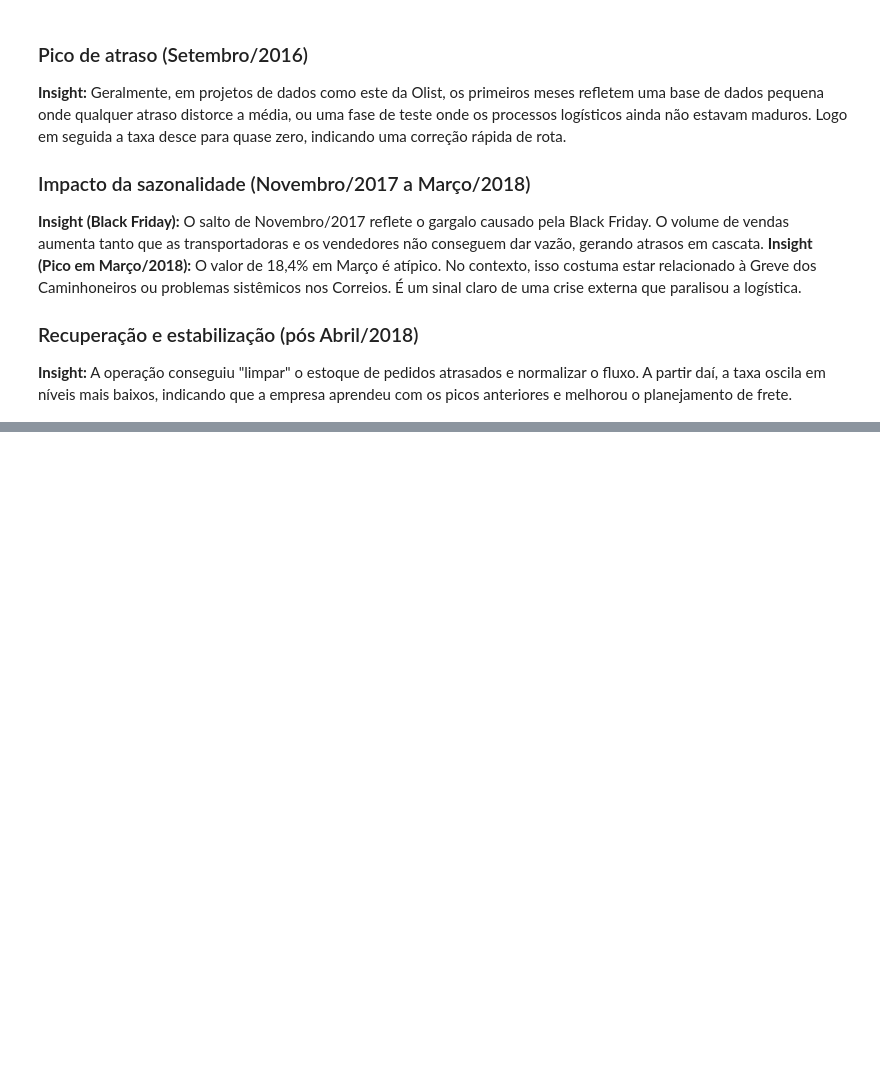
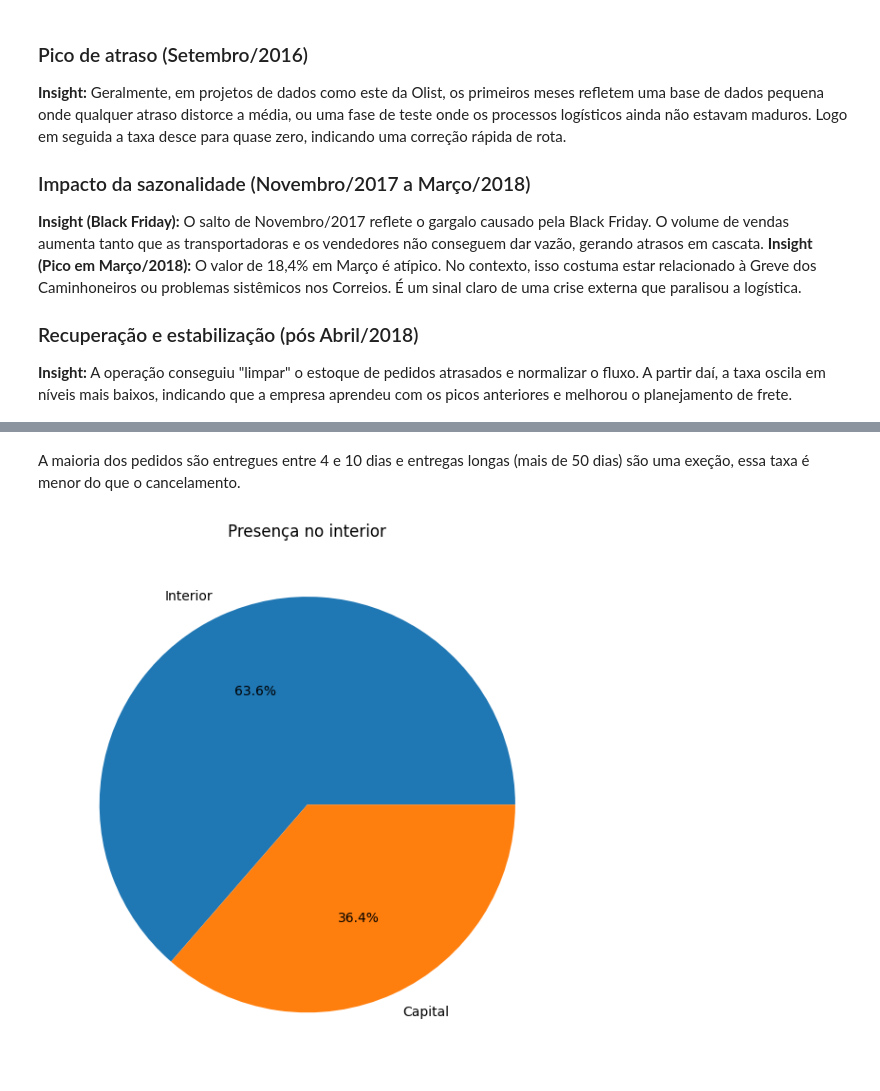
Before and after one commit to MatheusGom/BigDataECommerce, a Jupyter notebook: notebooks/silver_notebook.ipynb, the cells around one changed output, grey strips where cells are left out. Saved outputs shown, nothing was run; the diff lists cells and outputs as text; code cells hidden in the pictures; blank space fills up the shorter version.

```diff
--- a/notebooks/silver_notebook.ipynb
+++ b/notebooks/silver_notebook.ipynb
@@ -369,0 +496,38 @@ plt.show()
+# %% [markdown]
+A maioria dos pedidos são entregues entre 4 e 10 dias e entregas longas (mais de 50 dias) são uma exeção, essa taxa é menor do que o cancelamento.
+# %%
+df_capital = df['olist_geolocation_dataset'].copy()
+
+capitals = {
+    'AC': 'rio branco', 'AL': 'maceio', 'AP': 'macapa', 'AM': 'manaus',
+    'BA': 'salvador', 'CE': 'fortaleza', 'DF': 'brasilia', 'ES': 'vitoria',
+    'GO': 'goiania', 'MA': 'sao luis', 'MT': 'cuiaba', 'MS': 'campo grande',
+    'MG': 'belo horizonte', 'PA': 'belem', 'PB': 'joao pessoa', 'PR': 'curitiba',
+    'PE': 'recife', 'PI': 'teresina', 'RJ': 'rio de janeiro', 'RN': 'natal',
+    'RS': 'porto alegre', 'RO': 'porto velho', 'RR': 'boa vista',
+    'SC': 'florianopolis', 'SP': 'sao paulo', 'SE': 'aracaju', 'TO': 'palmas'
+}
+
+df_capital['city_norm'] = (
+    df_capital['geolocation_city']
+    .str.lower()
+    .str.normalize('NFKD')
+    .str.encode('ascii', errors='ignore')
+    .str.decode('utf-8')
+)
+
+df_capital['is_capital'] = df_capital.apply(
+    lambda x: 'Capital' if capitals.get(x['geolocation_state']) == x['city_norm'] else 'Interior',
+    axis=1
+)
+
+counts = df_capital['is_capital'].value_counts()
+
+plt.figure(figsize=(6, 6))
+plt.pie(counts.values, labels=counts.index, autopct='%1.1f%%')
+
+plt.title('Presença no interior')
+plt.tight_layout()
+plt.show()
+# %% [output]
+[figure, added]
```
Also changed, not shown: parts of 6 cells of this notebook.
